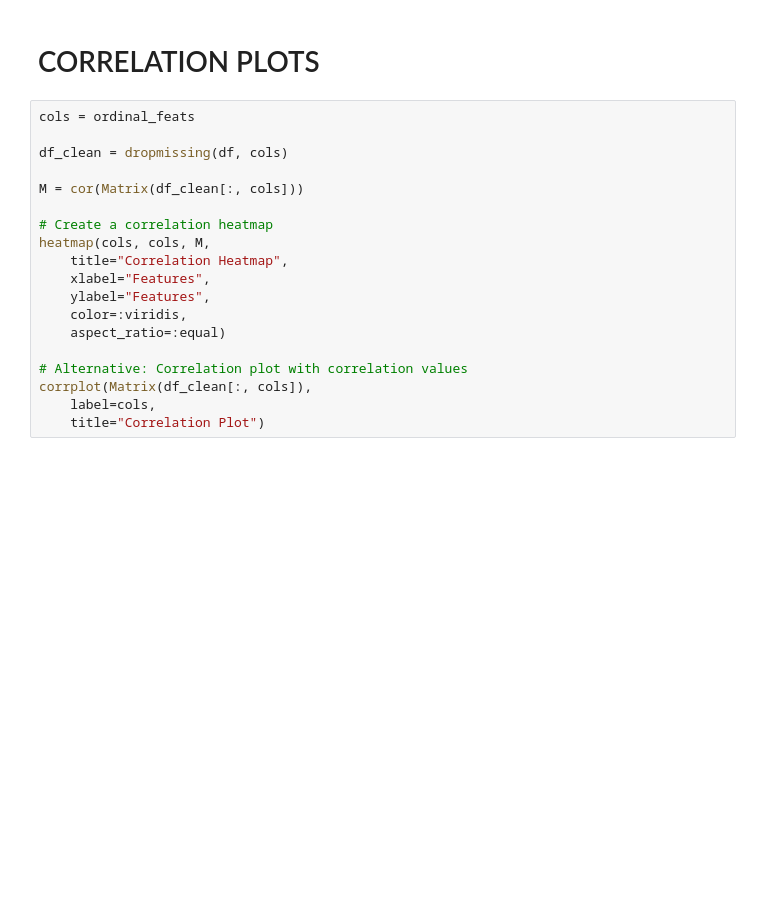
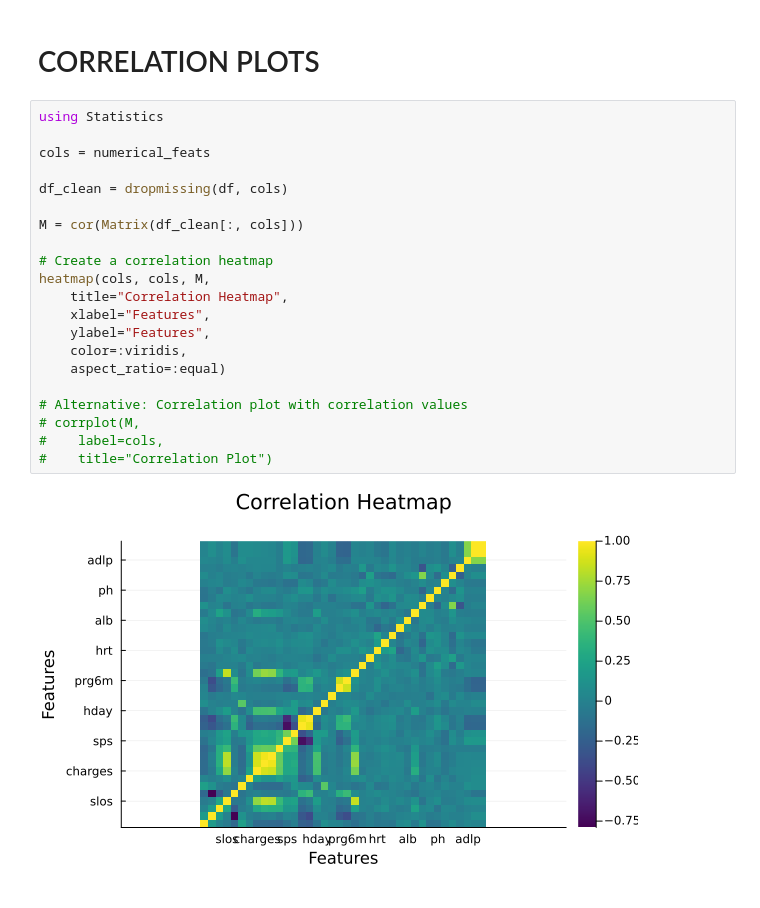
Before and after one commit to blasaraujo14/projectA_ML1, a Jupyter notebook: visualizaciones.ipynb, the cells around one changed output. Saved outputs shown, nothing was run; the diff lists cells and outputs as text; blank space fills up the shorter version.

```diff
--- a/visualizaciones.ipynb
+++ b/visualizaciones.ipynb
@@ -23,24 +31,28 @@ pie(labels, values, title="Test", autopct="%1.1f%%")
 # %% [markdown]
 # CORRELATION PLOTS
 # %%
-cols = ordinal_feats
+using Statistics
+
+cols = numerical_feats
 
 df_clean = dropmissing(df, cols)
 
 M = cor(Matrix(df_clean[:, cols]))
 
 # Create a correlation heatmap
 heatmap(cols, cols, M,
     title="Correlation Heatmap",
     xlabel="Features",
     ylabel="Features",
     color=:viridis,
     aspect_ratio=:equal)
 
 # Alternative: Correlation plot with correlation values
-corrplot(Matrix(df_clean[:, cols]),
-    label=cols,
-    title="Correlation Plot")
+# corrplot(M,
+#    label=cols,
+#    title="Correlation Plot")
+# %% [output]
+[figure, added]
 # %%
 ### HEATMAP
 cols = numerical_feats              # define subset
```
Also changed, not shown: parts of 3 cells of this notebook, 6 other files.
